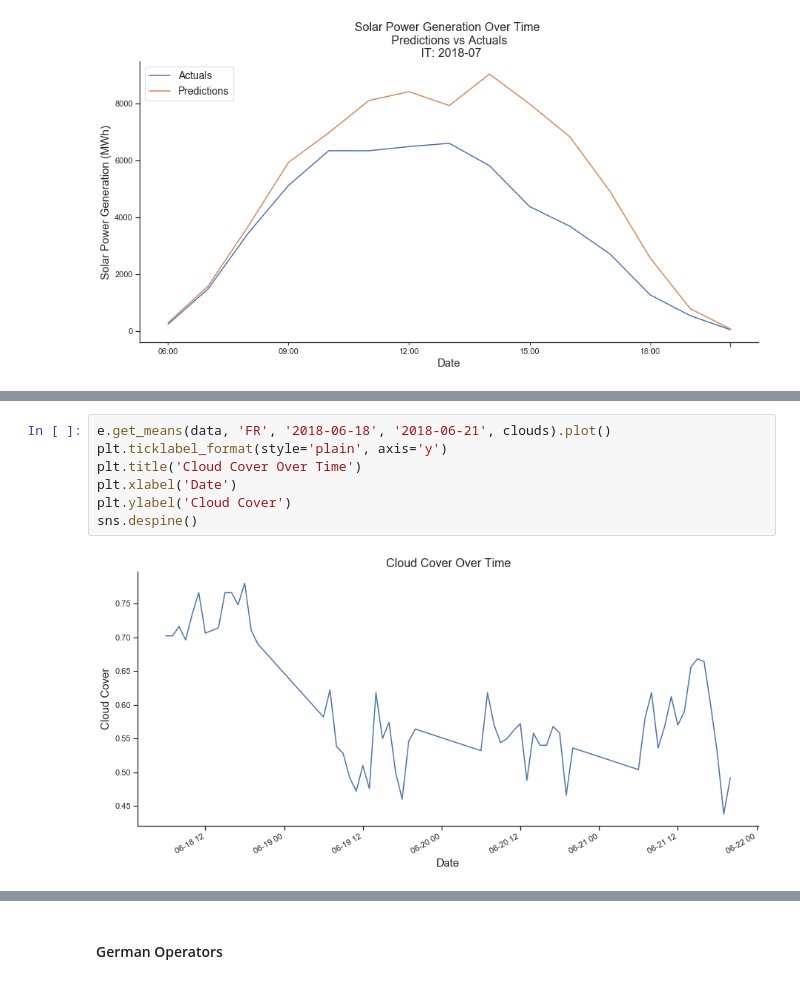
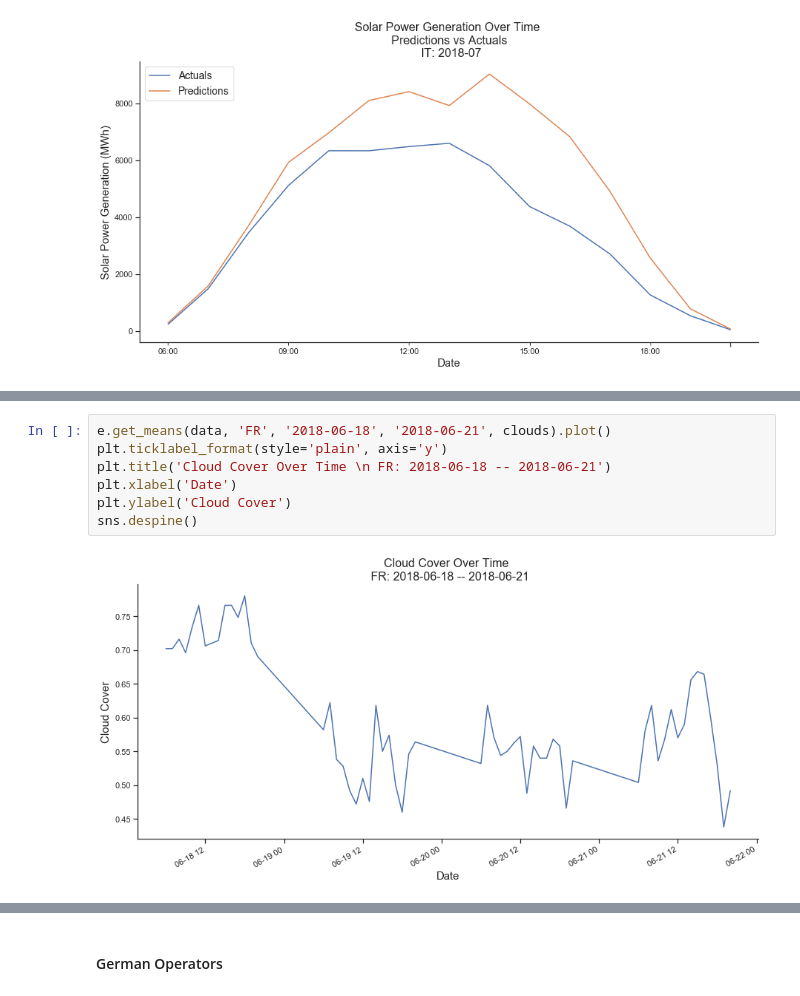
Before and after one commit to inayatkhosla/predicting-solar, a Jupyter notebook: Modeling.ipynb, the cells around one changed output, grey strips where cells are left out. Cells and saved outputs as stored; diff of their text form.

```diff
--- a/Modeling.ipynb
+++ b/Modeling.ipynb
@@ -599,9 +597,9 @@ e.plot_results(ev, model, '2018-06-18', '2018-06-21')
 # %%
 e.get_means(data, 'FR', '2018-06-18', '2018-06-21', clouds).plot()
 plt.ticklabel_format(style='plain', axis='y')
-plt.title('Cloud Cover Over Time')
+plt.title('Cloud Cover Over Time \n FR: 2018-06-18 -- 2018-06-21')
 plt.xlabel('Date')
 plt.ylabel('Cloud Cover')
 sns.despine()
 # %% [output]
-[figure, old version]
+[figure, new version]
```
Also changed, not shown: parts of 31 cells of this notebook.
